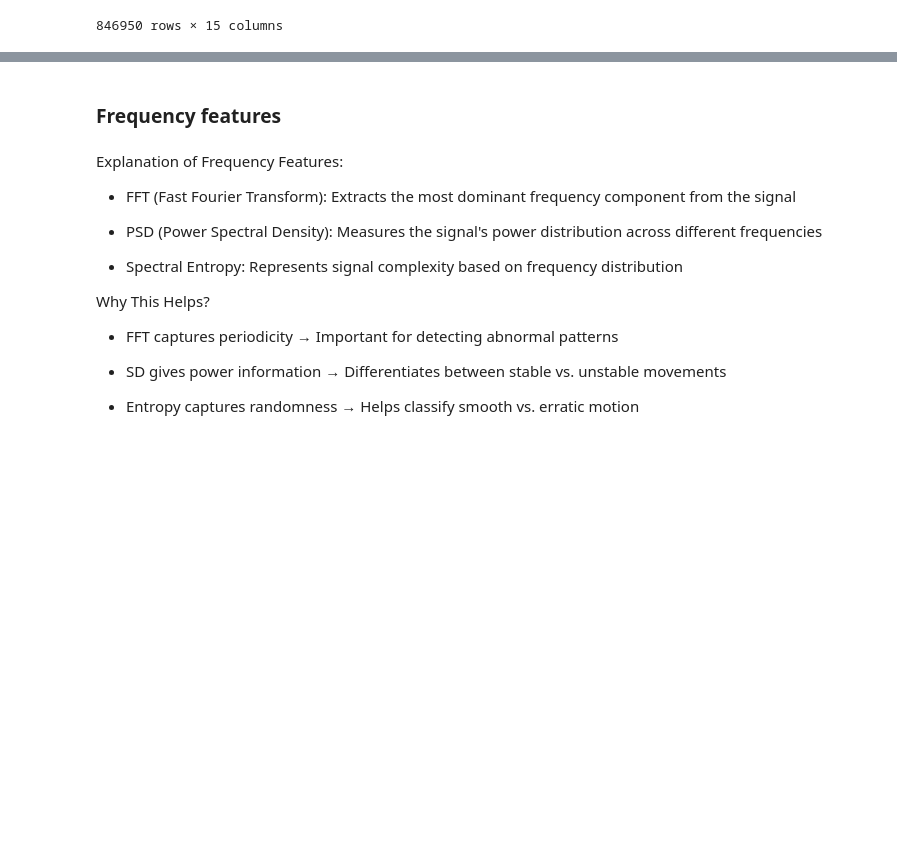
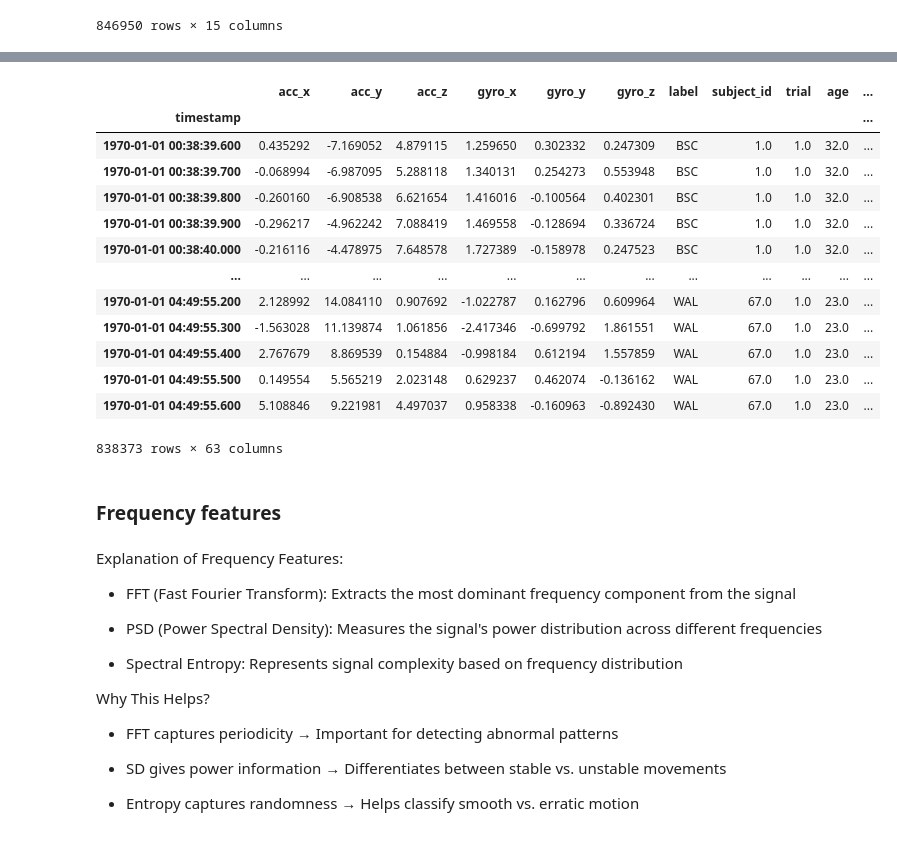
Before and after one commit to ronydebnath/ilab-group-12-1-fall-detection, a Jupyter notebook: notebooks/dataprep/feature_extraction.ipynb, the cells around one changed output, grey strips where cells are left out. Cells and saved outputs as stored; diff of their text form; code cells hidden in the pictures; blank space fills up the shorter version.

```diff
--- a/notebooks/dataprep/feature_extraction.ipynb
+++ b/notebooks/dataprep/feature_extraction.ipynb
@@ -116,4 +112,21 @@ Index(['acc_x', 'acc_y', 'acc_z', 'gyro_x', 'gyro_y', 'gyro_z', 'label',
       dtype='object')
+# %%
+df_temporal_features.dropna()
+# %% [output]
+|  | acc_x | acc_y | acc_z | gyro_x | gyro_y | gyro_z | label | subject_id | trial | age | ... |
+| timestamp |  |  |  |  |  |  |  |  |  |  | ... |
+| 1970-01-01 00:38:39.600 | 0.435292 | -7.169052 | 4.879115 | 1.259650 | 0.302332 | 0.247309 | BSC | 1.0 | 1.0 | 32.0 | ... |
+| 1970-01-01 00:38:39.700 | -0.068994 | -6.987095 | 5.288118 | 1.340131 | 0.254273 | 0.553948 | BSC | 1.0 | 1.0 | 32.0 | ... |
+| 1970-01-01 00:38:39.800 | -0.260160 | -6.908538 | 6.621654 | 1.416016 | -0.100564 | 0.402301 | BSC | 1.0 | 1.0 | 32.0 | ... |
+| 1970-01-01 00:38:39.900 | -0.296217 | -4.962242 | 7.088419 | 1.469558 | -0.128694 | 0.336724 | BSC | 1.0 | 1.0 | 32.0 | ... |
+| 1970-01-01 00:38:40.000 | -0.216116 | -4.478975 | 7.648578 | 1.727389 | -0.158978 | 0.247523 | BSC | 1.0 | 1.0 | 32.0 | ... |
+| ... | ... | ... | ... | ... | ... | ... | ... | ... | ... | ... | ... |
+| 1970-01-01 04:49:55.200 | 2.128992 | 14.084110 | 0.907692 | -1.022787 | 0.162796 | 0.609964 | WAL | 67.0 | 1.0 | 23.0 | ... |
+| 1970-01-01 04:49:55.300 | -1.563028 | 11.139874 | 1.061856 | -2.417346 | -0.699792 | 1.861551 | WAL | 67.0 | 1.0 | 23.0 | ... |
+| 1970-01-01 04:49:55.400 | 2.767679 | 8.869539 | 0.154884 | -0.998184 | 0.612194 | 1.557859 | WAL | 67.0 | 1.0 | 23.0 | ... |
+| 1970-01-01 04:49:55.500 | 0.149554 | 5.565219 | 2.023148 | 0.629237 | 0.462074 | -0.136162 | WAL | 67.0 | 1.0 | 23.0 | ... |
+| 1970-01-01 04:49:55.600 | 5.108846 | 9.221981 | 4.497037 | 0.958338 | -0.160963 | -0.892430 | WAL | 67.0 | 1.0 | 23.0 | ... |
+838373 rows × 63 columns
 # %% [markdown]
 ### Frequency features
 # %% [markdown]
```
Also changed, not shown: parts of 7 cells of this notebook, 2 other files.
